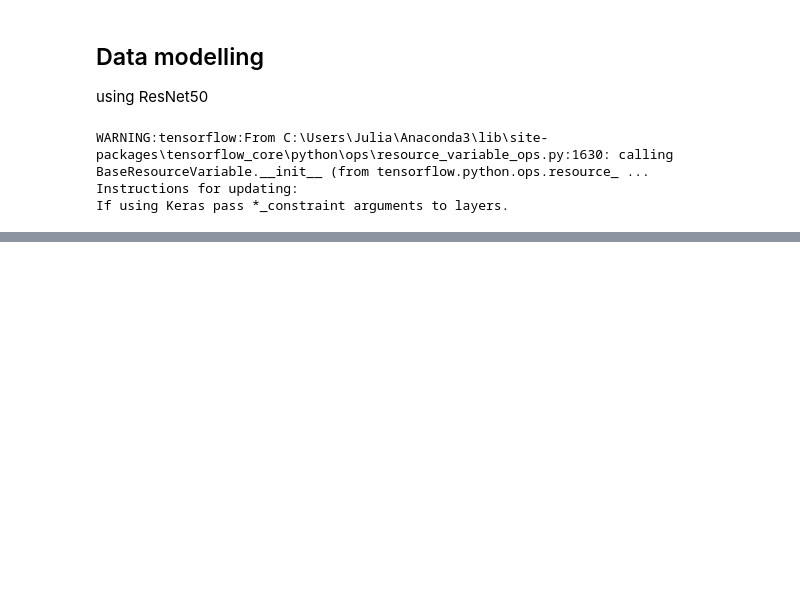
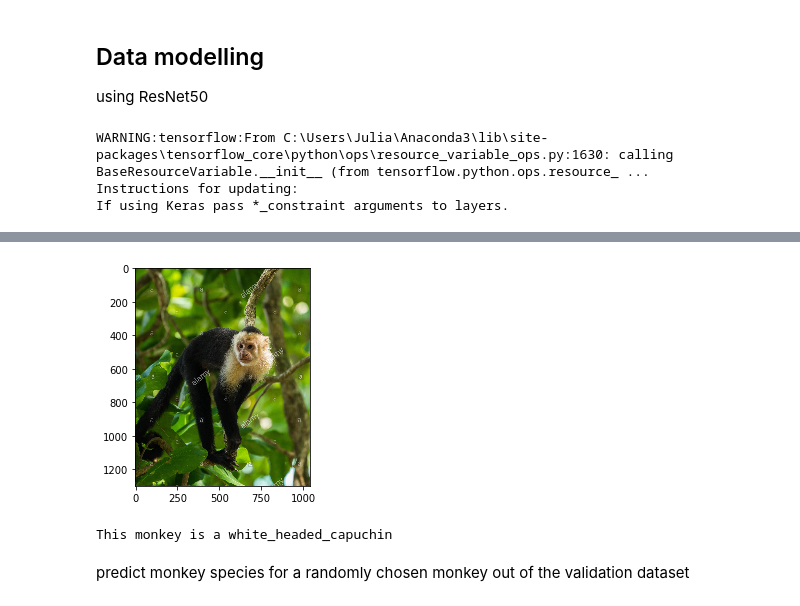
Before and after one commit to JuliaPutz/monkeyDetection, a Jupyter notebook: monkey detection ResNet50.ipynb, the cells around one changed output, grey strips where cells are left out. Saved outputs shown, nothing was run; the diff lists cells and outputs as text; code cells hidden in the pictures; blank space fills up the shorter version.

```diff
--- a/monkey detection ResNet50.ipynb
+++ b/monkey detection ResNet50.ipynb
@@ -105,0 +205,15 @@ Epoch 3/3
+# %%
+monkey = plt.imread('./input/validation/validation/n5/n505.jpg')
+img_path = './input/validation/validation/n5/n505.jpg'
+
+plt.figure()
+plt.imshow(monkey)
+plt.show()
+
+pred = predict(monkey_model, img_path, monkey_labels)
+print(f'This monkey is a{pred[1]}')
+# %% [output]
+[figure, added]
+This monkey is a white_headed_capuchin
+# %% [markdown]
+predict monkey species for a randomly chosen monkey out of the validation dataset
```
Also changed, not shown: parts of 12 cells of this notebook.
